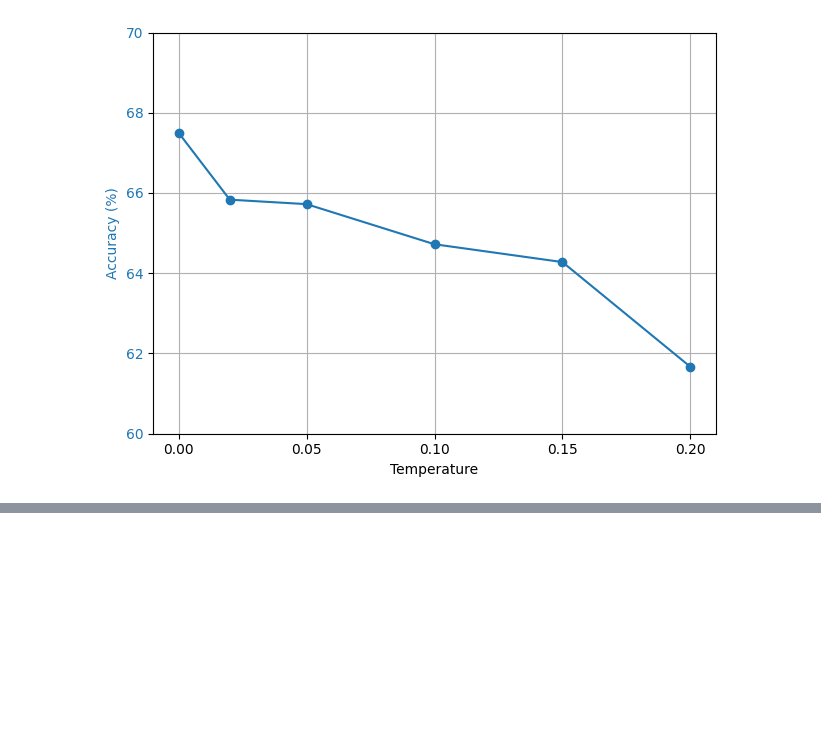
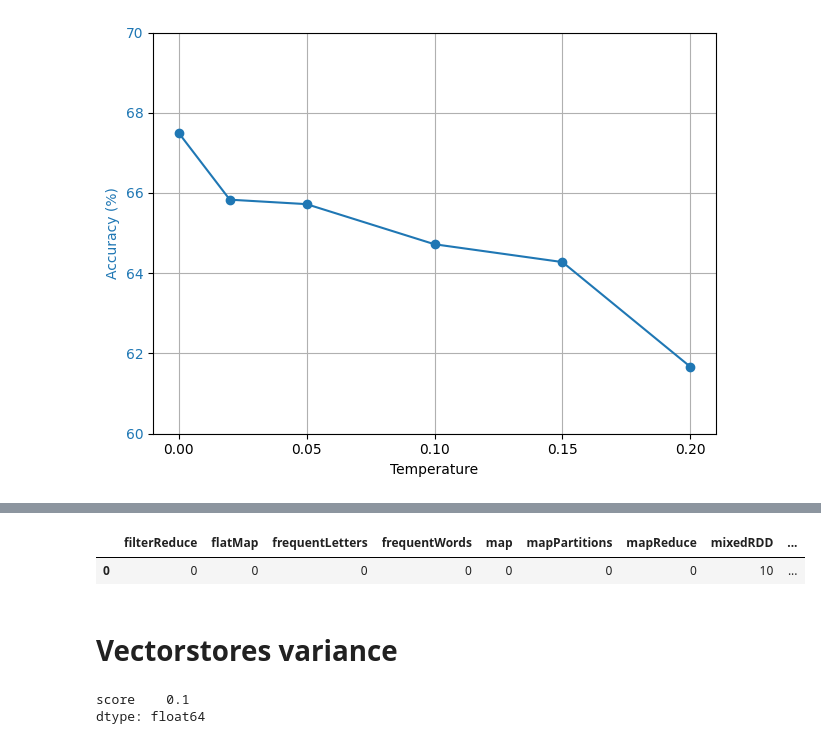
Before and after one commit to hpi-sam/expedite-databricks-connect, a Jupyter notebook: report/grafics.ipynb, the cells around one changed output, grey strips where cells are left out. Cells and saved outputs as stored; diff of their text form; code cells hidden in the pictures; blank space fills up the shorter version.

```diff
--- a/report/grafics.ipynb
+++ b/report/grafics.ipynb
@@ -72,0 +108,14 @@ plt.show()
+# %%
+# load final_comparison.csv
+df_final = pd.DataFrame(pd.read_csv('final_comparison.csv'))
+
+# replace every value > 1 with 1
+df_final = df_final.mask(df_final > 1, 1)
+
+# create a new dataframe: for every column it should store the sum of all rows for that column
+df_final_sum = df_final.sum().to_frame().T
+
+# keep the header with the column names
+df_final_sum.columns = df_final.columns
+
+df_final_sum
@@ -72,0 +126,26 @@ plt.show()
+# %%
+#remove all columns that end with __MIN or __MAX
+df_final_sum = df_final_sum[df_final_sum.columns.drop(list(df_final_sum.filter(regex='__MIN')))]
+df_final_sum = df_final_sum[df_final_sum.columns.drop(list(df_final_sum.filter(regex='__MAX')))]
+df_baseline = df_final_sum.filter(regex='^baseline - ')
+df_baseline.columns = df_baseline.columns.str.replace('baseline - iteration_solved.', '')
+df_rag = df_final_sum.filter(regex='^code_chunksize1024_currentmain_temp0_docs2 - ')
+df_rag.columns = df_rag.columns.str.replace('code_chunksize1024_currentmain_temp0_docs2 - iteration_solved.', '')
+# %%
+df_baseline
+# %% [output]
+|  | filterReduce | flatMap | frequentLetters | frequentWords | map | mapPartitions | mapReduce | mixedRDD | ... |
+| 0 | 0 | 0 | 0 | 0 | 0 | 0 | 0 | 10 | ... |
+# %% [markdown]
+# Vectorstores variance
+# %%
+# read baseline_score.csv
+df_baseline_score = pd.DataFrame(pd.read_csv('baseline_score.csv'))
+#drop all columns but baseline - score
+df_baseline_score = df_baseline_score.drop(df_baseline_score.columns.difference(['baseline - score']), 1)
+df_baseline_score.columns = ['score']
+# caluculate the variance in the column
+df_baseline_score.var()
+# %% [output]
+score    0.1
+dtype: float64
```
Also changed, not shown: parts of 7 cells of this notebook, 2 other files.
